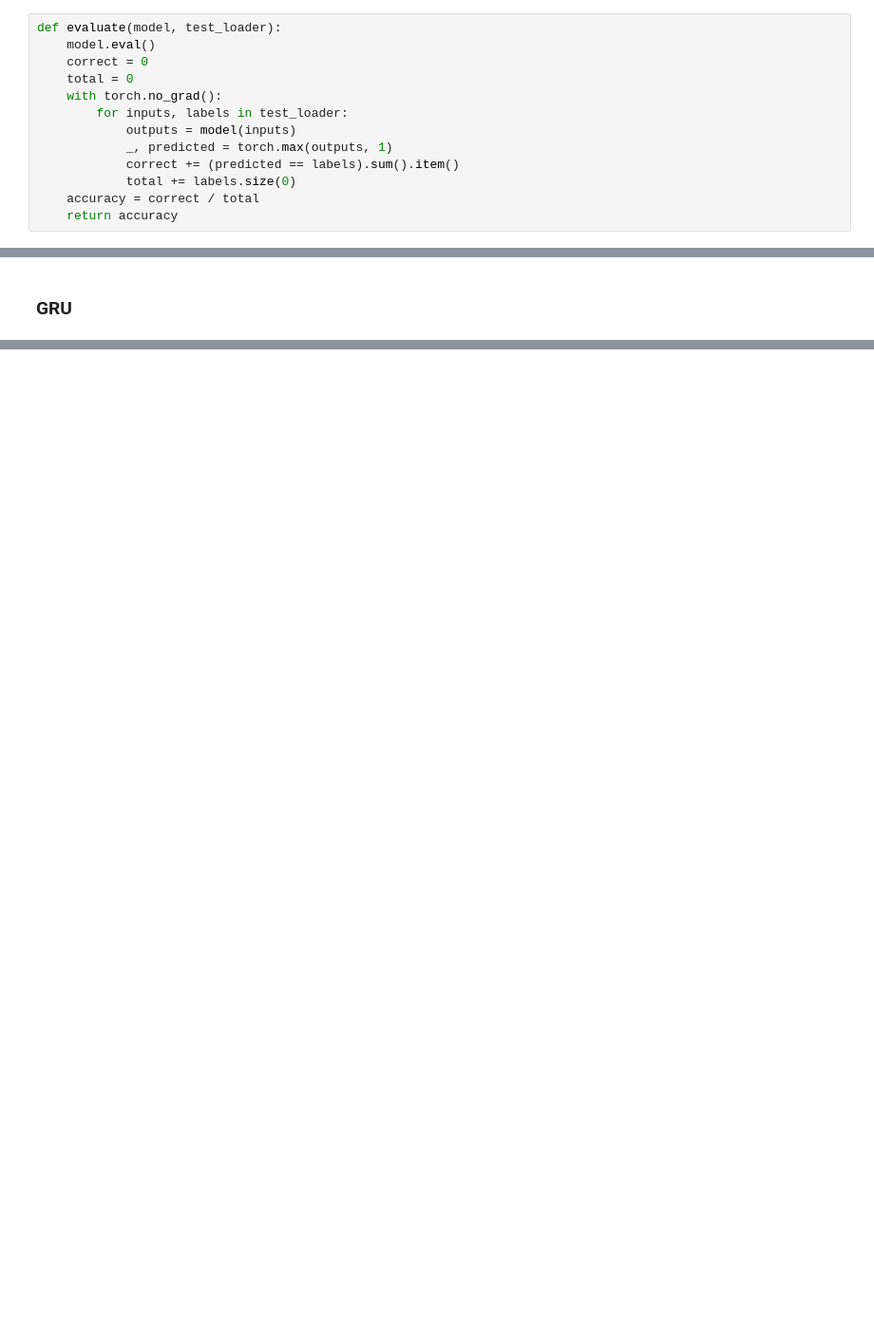
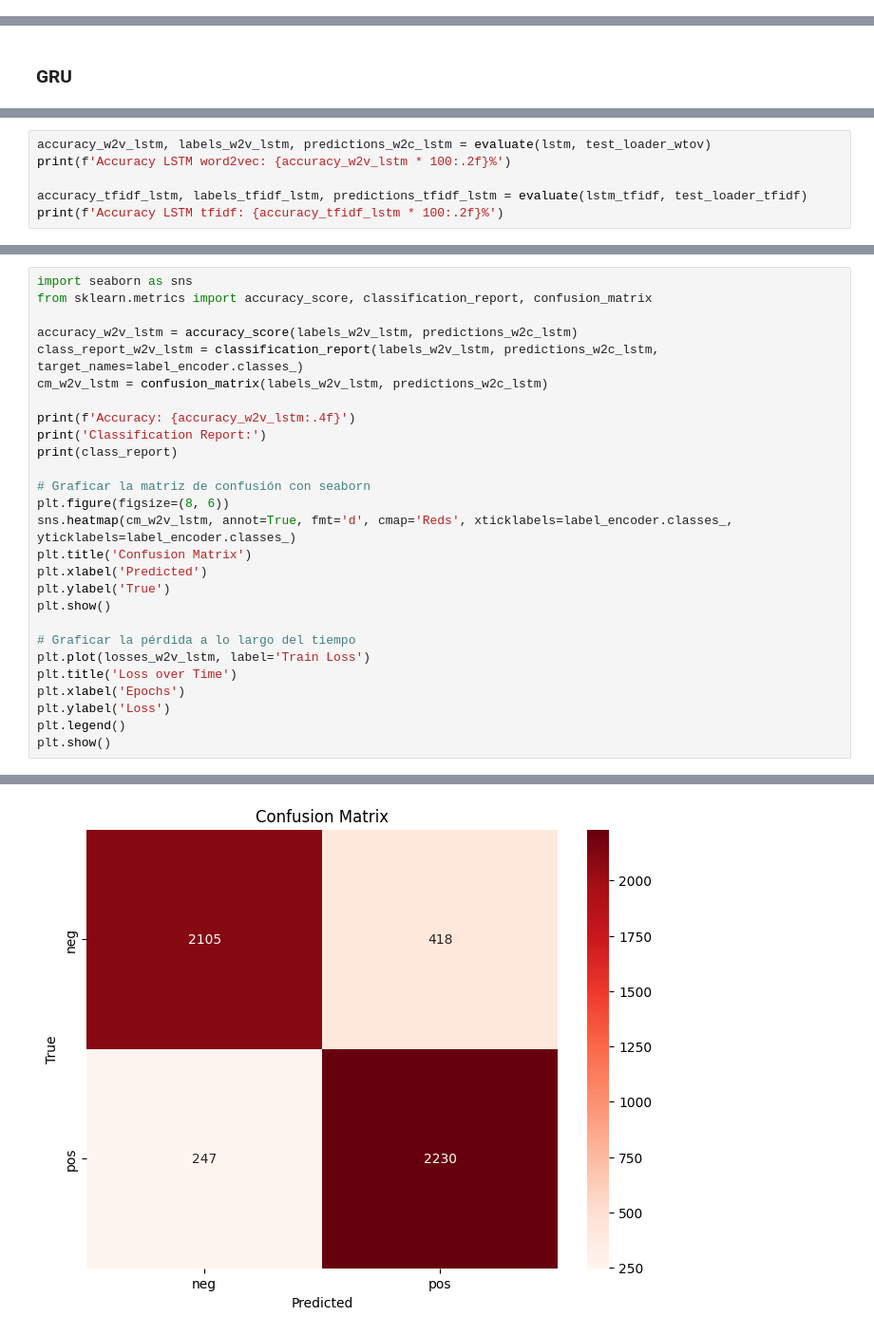
Before and after one commit to jeffreymonjacastro/2024-II, a Jupyter notebook: ML/project-4/RNN.ipynb, the cells around one changed output, grey strips where cells are left out. Shown: that part at 95% size. Drawn from its saved outputs; the diff is of its cells as text; blank space fills up the shorter version.

```diff
--- a/ML/project-4/RNN.ipynb
+++ b/ML/project-4/RNN.ipynb
@@ -267,13 +433,0 @@ train(lstm, optimizer, loss_function_LSTM, num_epochs, train_loader)
-# %%
-def evaluate(model, test_loader):
-    model.eval()
-    correct = 0
-    total = 0
-    with torch.no_grad():
-        for inputs, labels in test_loader:
-            outputs = model(inputs)
-            _, predicted = torch.max(outputs, 1)
-            correct += (predicted == labels).sum().item()
-            total += labels.size(0)
-    accuracy = correct / total
-    return accuracy
@@ -392,0 +514,6 @@ train(gru, optimizer, loss_function_GRU, num_epochs, train_loader)
+# %%
+accuracy_w2v_lstm, labels_w2v_lstm, predictions_w2c_lstm = evaluate(lstm, test_loader_wtov)
+print(f'Accuracy LSTM word2vec: {accuracy_w2v_lstm * 100:.2f}%')
+
+accuracy_tfidf_lstm, labels_tfidf_lstm, predictions_tfidf_lstm = evaluate(lstm_tfidf, test_loader_tfidf)
+print(f'Accuracy LSTM tfidf: {accuracy_tfidf_lstm * 100:.2f}%')
@@ -392,0 +523,28 @@ train(gru, optimizer, loss_function_GRU, num_epochs, train_loader)
+# %%
+import seaborn as sns
+from sklearn.metrics import accuracy_score, classification_report, confusion_matrix
+
+accuracy_w2v_lstm = accuracy_score(labels_w2v_lstm, predictions_w2c_lstm)
+class_report_w2v_lstm = classification_report(labels_w2v_lstm, predictions_w2c_lstm, target_names=label_encoder.classes_)
+cm_w2v_lstm = confusion_matrix(labels_w2v_lstm, predictions_w2c_lstm)
+
+print(f'Accuracy: {accuracy_w2v_lstm:.4f}')
+print('Classification Report:')
+print(class_report)
+
+# Graficar la matriz de confusión con seaborn
+plt.figure(figsize=(8, 6))
+sns.heatmap(cm_w2v_lstm, annot=True, fmt='d', cmap='Reds', xticklabels=label_encoder.classes_, yticklabels=label_encoder.classes_)
+plt.title('Confusion Matrix')
+plt.xlabel('Predicted')
+plt.ylabel('True')
+plt.show()
+
+# Graficar la pérdida a lo largo del tiempo
+plt.plot(losses_w2v_lstm, label='Train Loss')
+plt.title('Loss over Time')
+plt.xlabel('Epochs')
+plt.ylabel('Loss')
+plt.legend()
+plt.show()
+# %% [output]
@@ -392,0 +561 @@ train(gru, optimizer, loss_function_GRU, num_epochs, train_loader)
+[figure, added]
```
Also changed, not shown: parts of 49 cells of this notebook.
